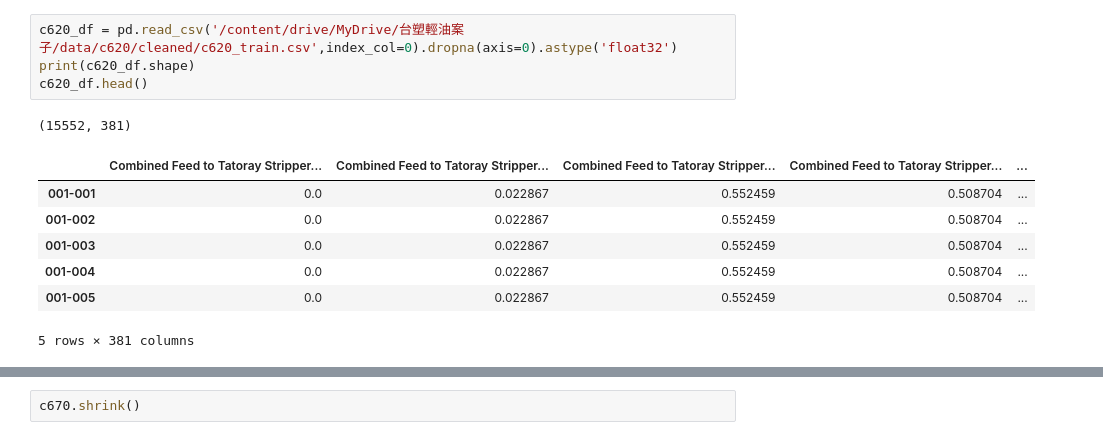
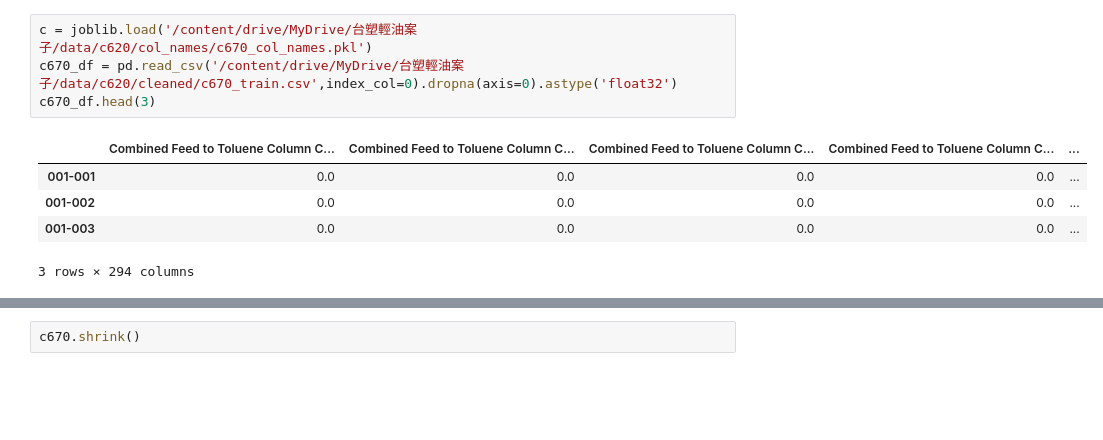
Before and after one commit to skywalker0803r/c620, a Jupyter notebook: C670.ipynb, the cells around one changed output, grey strips where cells are left out. Saved outputs shown, nothing was run; the diff lists cells and outputs as text; blank space fills up the shorter version.

```diff
--- a/C670.ipynb
+++ b/C670.ipynb
@@ -11,13 +11,10 @@ dict_keys(['x41', 'case', 'yRefluxRate', 'yControl', 'yHeatDuty', 'vent_gas_x',
 # %%
-c620_df = pd.read_csv('/content/drive/MyDrive/台塑輕油案子/data/c620/cleaned/c620_train.csv',index_col=0).dropna(axis=0).astype('float32')
-print(c620_df.shape)
-c620_df.head()
+c = joblib.load('/content/drive/MyDrive/台塑輕油案子/data/c620/col_names/c670_col_names.pkl')
+c670_df = pd.read_csv('/content/drive/MyDrive/台塑輕油案子/data/c620/cleaned/c670_train.csv',index_col=0).dropna(axis=0).astype('float32')
+c670_df.head(3)
 # %% [output]
+|  | Combined Feed to Toluene Column C... | Combined Feed to Toluene Column C... | Combined Feed to Toluene Column C... | Combined Feed to Toluene Column C... | ... |
+| 001-001 | 0.0 | 0.0 | 0.0 | 0.0 | ... |
+| 001-002 | 0.0 | 0.0 | 0.0 | 0.0 | ... |
+| 001-003 | 0.0 | 0.0 | 0.0 | 0.0 | ... |
-(15552, 381)
+3 rows × 294 columns
-|  | Combined Feed to Tatoray Stripper... | Combined Feed to Tatoray Stripper... | Combined Feed to Tatoray Stripper... | Combined Feed to Tatoray Stripper... | ... |
-| 001-001 | 0.0 | 0.022867 | 0.552459 | 0.508704 | ... |
-| 001-002 | 0.0 | 0.022867 | 0.552459 | 0.508704 | ... |
-| 001-003 | 0.0 | 0.022867 | 0.552459 | 0.508704 | ... |
-| 001-004 | 0.0 | 0.022867 | 0.552459 | 0.508704 | ... |
-| 001-005 | 0.0 | 0.022867 | 0.552459 | 0.508704 | ... |
-5 rows × 381 columns
```
Also changed, not shown: parts of 9 cells of this notebook.
